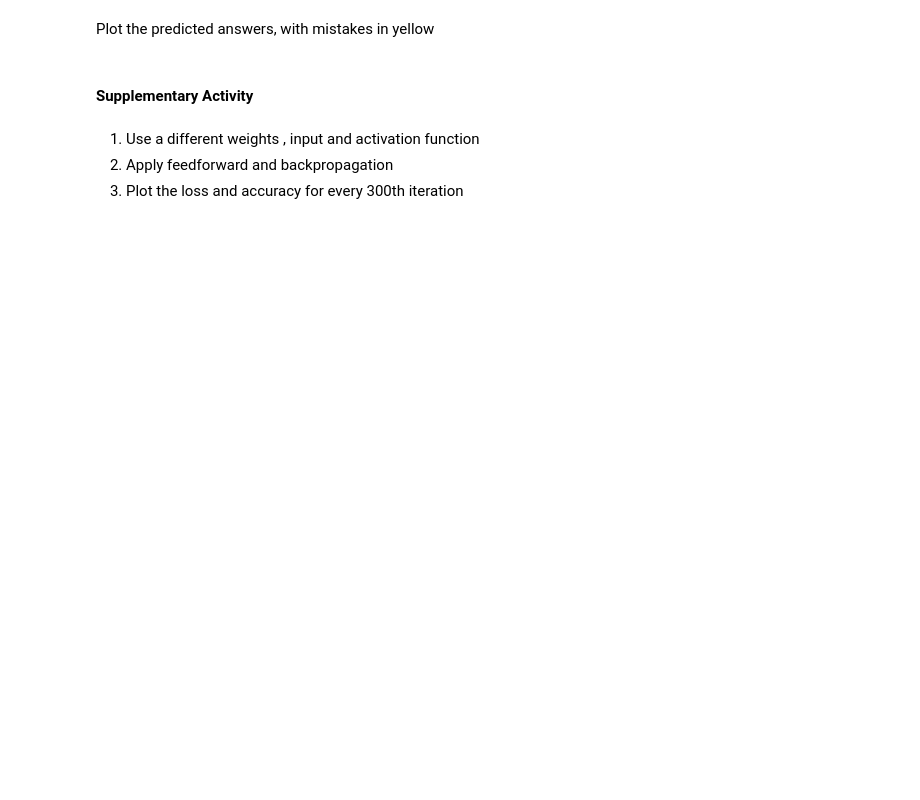
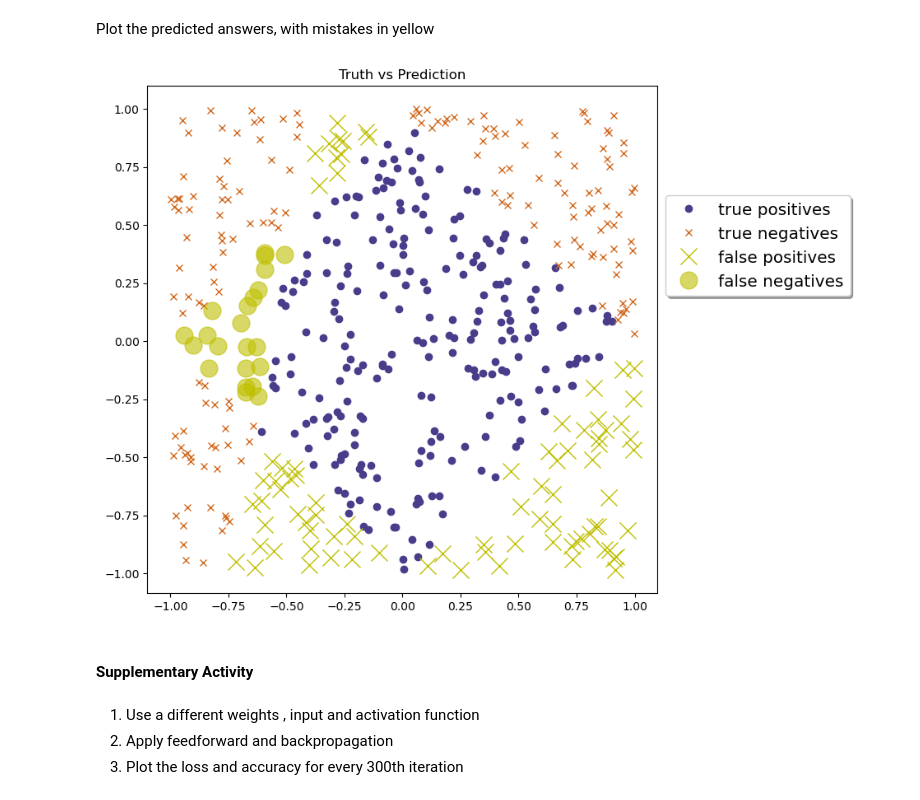
Before and after one commit to KennJieValleser/CPE-313-CPE32S3, a Jupyter notebook: Hands-on Activity 1.1 - Neural Networks.ipynb, the cells around one changed output. Drawn from its saved outputs; the diff is of its cells as text; code cells hidden in the pictures; blank space fills up the shorter version.

```diff
--- a/Hands-on Activity 1.1 - Neural Networks.ipynb
+++ b/Hands-on Activity 1.1 - Neural Networks.ipynb
@@ -659,18 +699,26 @@ NameError: name 'num_features' is not defined
 # %% [markdown]
 Plot the predicted answers, with mistakes in yellow
 # %%
-pred1 = (y_pred>=.5)
-pred0 = (y_pred<.5)
+y_pred_class1 = y_pred[:, 1]
+
+pred1 = (y_pred_class1 >= 0.5)
+pred0 = (y_pred_class1 < 0.5)
 
 fig, ax = plt.subplots(figsize=(8, 8))
-# true predictions
-ax.plot(x_mat[pred1 & (y==1),0],x_mat[pred1 & (y==1),1], 'ro', label='true positives')
-ax.plot(x_mat[pred0 & (y==0),0],x_mat[pred0 & (y==0),1], 'bx', label='true negatives')
-# false predictions
-ax.plot(x_mat[pred1 & (y==0),0],x_mat[pred1 & (y==0),1], 'yx', label='false positives', markersize=15)
-ax.plot(x_mat[pred0 & (y==1),0],x_mat[pred0 & (y==1),1], 'yo', label='false negatives', markersize=15, alpha=.6)
+
+# True Predictions
+ax.plot(x_mat[pred1 & (y==1), 0], x_mat[pred1 & (y==1), 1], 'ro', label='true positives', color='darkslateblue')
+ax.plot(x_mat[pred0 & (y==0), 0], x_mat[pred0 & (y==0), 1], 'bx', label='true negatives', color='chocolate')
+
+# False Predictions
+ax.plot(x_mat[pred1 & (y==0), 0], x_mat[pred1 & (y==0), 1], 'yx', label='false positives', markersize=15)
+ax.plot(x_mat[pred0 & (y==1), 0], x_mat[pred0 & (y==1), 1], 'yo', label='false negatives', markersize=15, alpha=.6)
+
 ax.set(title='Truth vs Prediction')
-ax.legend(bbox_to_anchor=(1, 0.8), fancybox=True, shadow=True, fontsize='x-large');
+ax.legend(bbox_to_anchor=(1, 0.8), fancybox=True, shadow=True, fontsize='x-large')
+plt.show()
+# %% [output]
+[figure, added]
 # %% [markdown]
 #### Supplementary Activity
 # %% [markdown]
```
Also changed, not shown: parts of 13 cells of this notebook.
